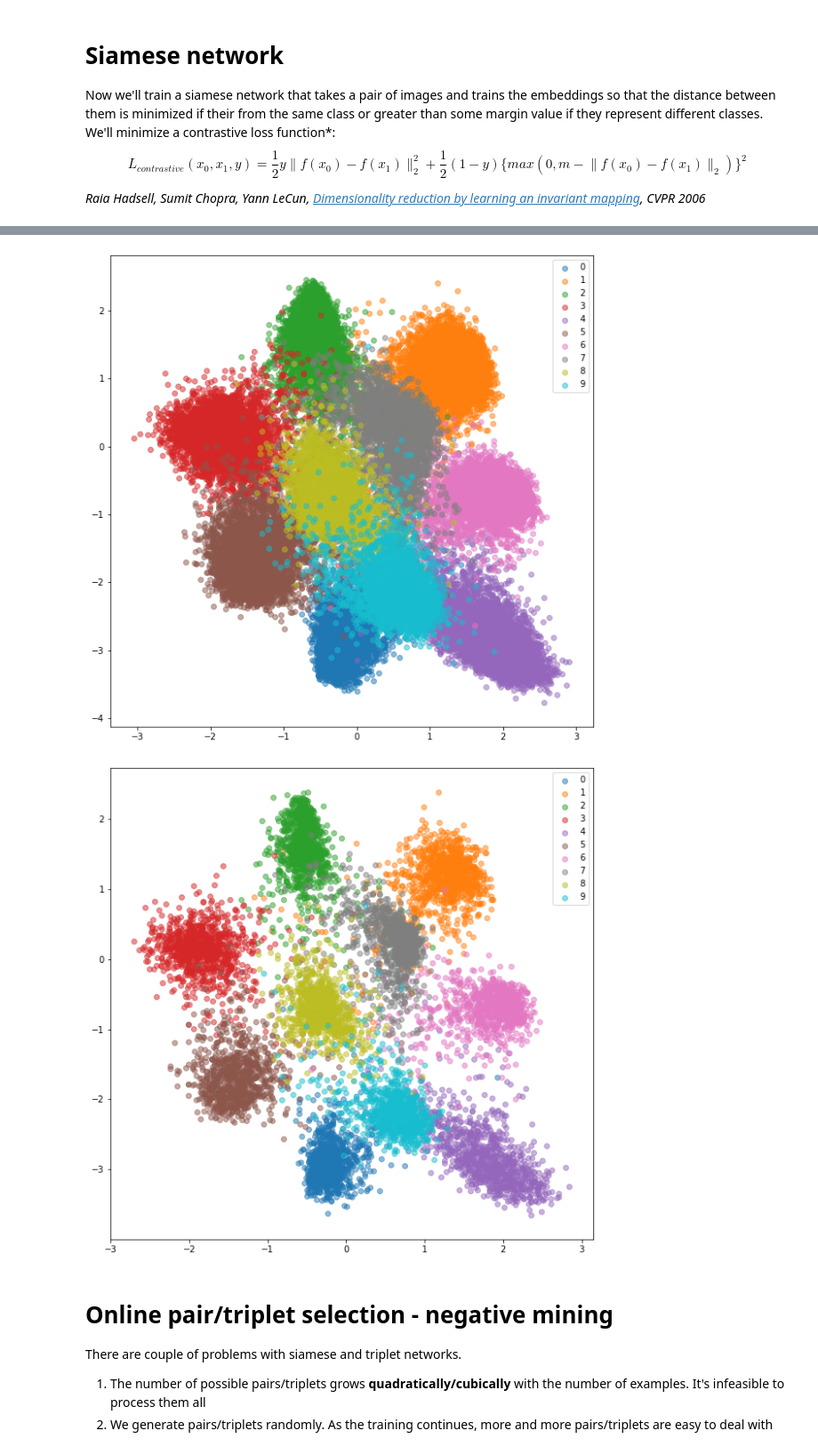
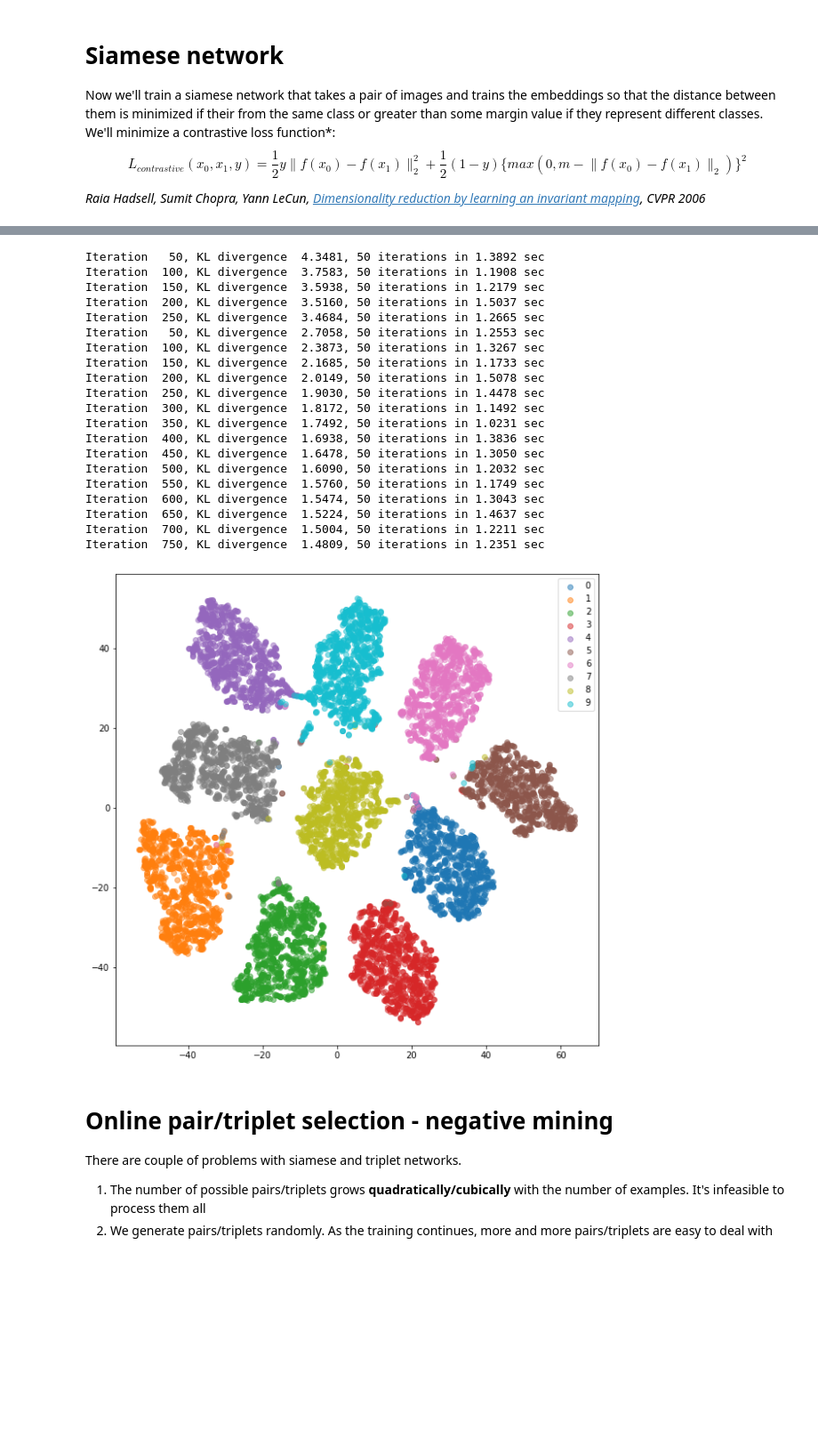
Before and after one commit to dugu9sword/siamese-triplet, a Jupyter notebook: Experiments_MNIST.ipynb, the cells around one changed output, grey strips where cells are left out. Shown: that part at 89% size. Drawn from its saved outputs; the diff is of its cells as text; code cells hidden in the pictures; blank space fills up the shorter version.

```diff
--- a/Experiments_MNIST.ipynb
+++ b/Experiments_MNIST.ipynb
@@ -281,0 +186,17 @@ Iteration  750, KL divergence  1.7184, 50 iterations in 2.0338 sec
+# %%
+# print(next(embedding_net.parameters())[0])
+set_grad(embedding_net, False)
+model = ClassificationNetX(embedding_net, n_classes=n_classes)
+if cuda:
+    model.cuda()
+loss_fn = torch.nn.NLLLoss()
+# loss_fn = torch.nn.MultiMarginLoss(p=1, margin=0)
+lr = 1e-3
+optimizer = optim.Adam(model.parameters(), lr=lr)
+scheduler = lr_scheduler.StepLR(optimizer, 4, gamma=0.1, last_epoch=-1)
+n_epochs = 5
+log_interval = 50
+
+fit(train_loader, test_loader, model, loss_fn, optimizer, scheduler, n_epochs, cuda, log_interval, metrics=[AccumulatedAccuracyMetric()])
+set_grad(embedding_net, True)
+# print(next(embedding_net.parameters())[0])
@@ -288,9 +263,6 @@ Source: [2] *Schroff, Florian, Dmitry Kalenichenko, and James Philbin. [Facenet:
 
 **Triplet loss**:   $L_{triplet}(x_a, x_p, x_n) = max(0, m +  \lVert f(x_a)-f(x_p)\rVert_2^2 - \lVert f(x_a)-f(x_n)\rVert_2^2$\)
 # %%
-# Set up data loaders
-from datasets import TripletMNIST
-
 triplet_train_dataset = TripletMNIST(train_dataset) # Returns triplets of images
 triplet_test_dataset = TripletMNIST(test_dataset)
 batch_size = 128
@@ -299,11 +271,9 @@ triplet_train_loader = torch.utils.data.DataLoader(triplet_train_dataset, batch_
 triplet_test_loader = torch.utils.data.DataLoader(triplet_test_dataset, batch_size=batch_size, shuffle=False, **kwargs)
 
 # Set up the network and training parameters
-from networks import EmbeddingNet, TripletNet
-from losses import TripletLoss
 
 margin = 1.
-embedding_net = EmbeddingNet()
+embedding_net = EmbeddingNetX()
 model = TripletNet(embedding_net)
 if cuda:
     model.cuda()
@@ -311,7 +281,7 @@ loss_fn = TripletLoss(margin)
 lr = 1e-3
 optimizer = optim.Adam(model.parameters(), lr=lr)
 scheduler = lr_scheduler.StepLR(optimizer, 8, gamma=0.1, last_epoch=-1)
-n_epochs = 1
+n_epochs = 10
 log_interval = 100
 # %%
 fit(triplet_train_loader, triplet_test_loader, model, loss_fn, optimizer, scheduler, n_epochs, cuda, log_interval)
@@ -326,11 +306,30 @@ Epoch: 1/1. Validation set: Average loss: 0.0777
 # %%
-train_embeddings_tl, train_labels_tl = extract_embeddings(train_loader, model)
-plot_embeddings(train_embeddings_tl, train_labels_tl)
-val_embeddings_tl, val_labels_tl = extract_embeddings(test_loader, model)
+# train_embeddings_tl, train_labels_tl = extract_embeddings(train_loader, model)
+# plot_embeddings(train_embeddings_tl, train_labels_tl)
+val_embeddings_tl, val_labels_tl = extract_embeddingsx(test_loader, model, 'tsne')
 plot_embeddings(val_embeddings_tl, val_labels_tl)
 # %% [output]
+Iteration   50, KL divergence  4.3481, 50 iterations in 1.3892 sec
+Iteration  100, KL divergence  3.7583, 50 iterations in 1.1908 sec
+Iteration  150, KL divergence  3.5938, 50 iterations in 1.2179 sec
+Iteration  200, KL divergence  3.5160, 50 iterations in 1.5037 sec
+Iteration  250, KL divergence  3.4684, 50 iterations in 1.2665 sec
+Iteration   50, KL divergence  2.7058, 50 iterations in 1.2553 sec
+Iteration  100, KL divergence  2.3873, 50 iterations in 1.3267 sec
+Iteration  150, KL divergence  2.1685, 50 iterations in 1.1733 sec
+Iteration  200, KL divergence  2.0149, 50 iterations in 1.5078 sec
+Iteration  250, KL divergence  1.9030, 50 iterations in 1.4478 sec
+Iteration  300, KL divergence  1.8172, 50 iterations in 1.1492 sec
+Iteration  350, KL divergence  1.7492, 50 iterations in 1.0231 sec
+Iteration  400, KL divergence  1.6938, 50 iterations in 1.3836 sec
+Iteration  450, KL divergence  1.6478, 50 iterations in 1.3050 sec
+Iteration  500, KL divergence  1.6090, 50 iterations in 1.2032 sec
+Iteration  550, KL divergence  1.5760, 50 iterations in 1.1749 sec
+Iteration  600, KL divergence  1.5474, 50 iterations in 1.3043 sec
+Iteration  650, KL divergence  1.5224, 50 iterations in 1.4637 sec
+Iteration  700, KL divergence  1.5004, 50 iterations in 1.2211 sec
+Iteration  750, KL divergence  1.4809, 50 iterations in 1.2351 sec
-[figure, old version]
+[figure, new version]
-[figure, removed]
 # %% [markdown]
 # Online pair/triplet selection - negative mining
 There are couple of problems with siamese and triplet networks.
```
Also changed, not shown: parts of 18 cells of this notebook, 5 other files.
